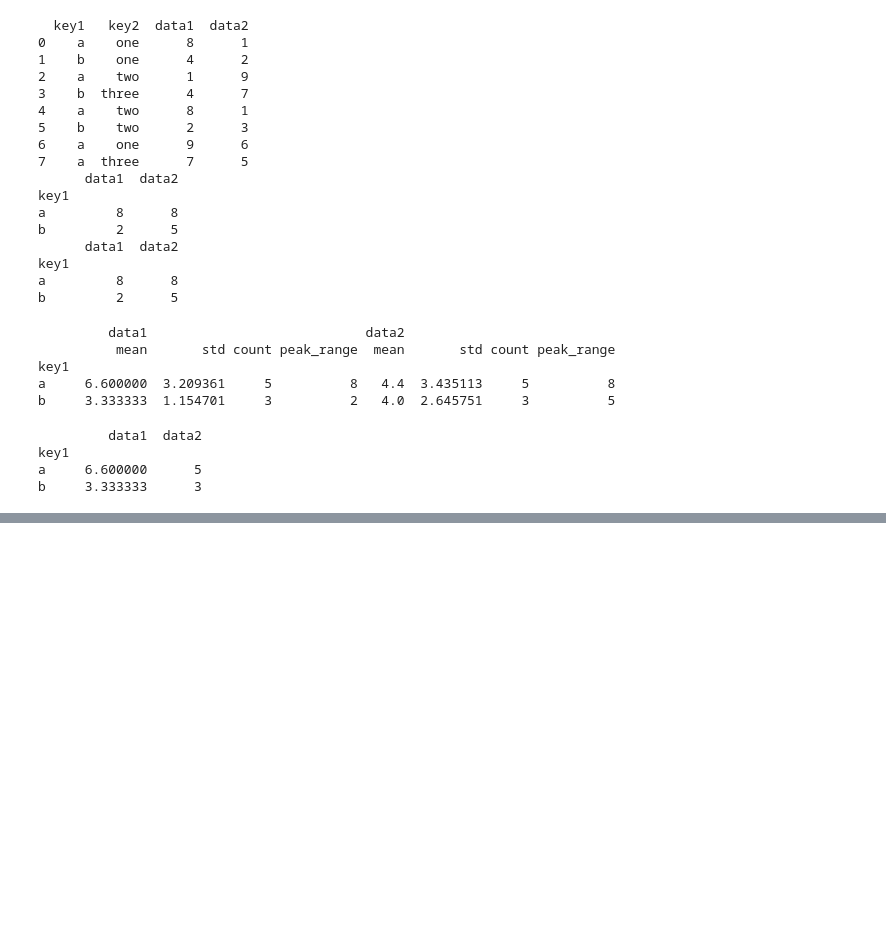
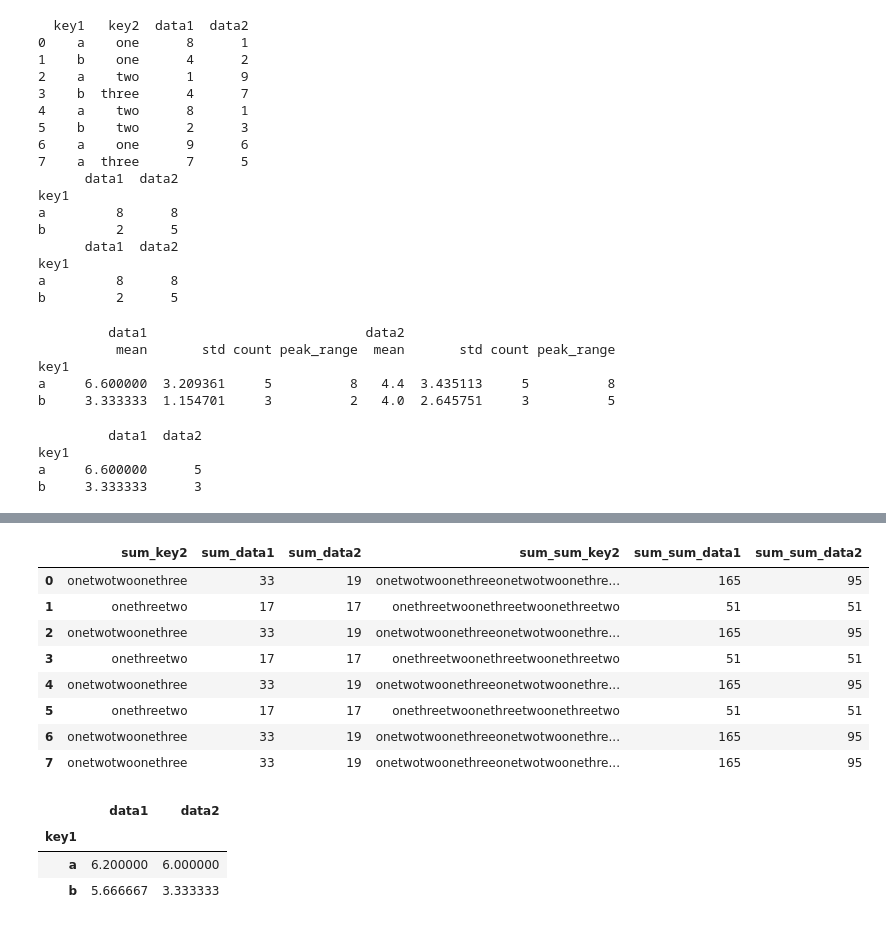
Before and after one commit to SJTU-wp/wangpan_python_primary, a Jupyter notebook: day55/pandas_practices.ipynb, the cells around one changed output, grey strips where cells are left out. Drawn from its saved outputs; the diff is of its cells as text; code cells hidden in the pictures; blank space fills up the shorter version.

```diff
--- a/day55/pandas_practices.ipynb
+++ b/day55/pandas_practices.ipynb
@@ -1033,0 +1260,23 @@ b     3.333333      3
+# %%
+# 方法2，使用transform：计算结果和原始数据的形状保持一致（主要是样本数一致，特征数不一定）
+k1_sum_tf = df_obj.groupby('key1').transform(np.sum).add_prefix('sum_')
+k1_sum_tf
+# df_obj[k1_sum_tf.columns] = k1_sum_tf
+# print(df_obj)
+# %% [output]
+|  | sum_key2 | sum_data1 | sum_data2 | sum_sum_key2 | sum_sum_data1 | sum_sum_data2 |
+| 0 | onetwotwoonethree | 33 | 19 | onetwotwoonethreeonetwotwoonethre... | 165 | 95 |
+| 1 | onethreetwo | 17 | 17 | onethreetwoonethreetwoonethreetwo | 51 | 51 |
+| 2 | onetwotwoonethree | 33 | 19 | onetwotwoonethreeonetwotwoonethre... | 165 | 95 |
+| 3 | onethreetwo | 17 | 17 | onethreetwoonethreetwoonethreetwo | 51 | 51 |
+| 4 | onetwotwoonethree | 33 | 19 | onetwotwoonethreeonetwotwoonethre... | 165 | 95 |
+| 5 | onethreetwo | 17 | 17 | onethreetwoonethreetwoonethreetwo | 51 | 51 |
+| 6 | onetwotwoonethree | 33 | 19 | onetwotwoonethreeonetwotwoonethre... | 165 | 95 |
+| 7 | onetwotwoonethree | 33 | 19 | onetwotwoonethreeonetwotwoonethre... | 165 | 95 |
+# %%
+df_obj.groupby('key1').mean()
+# %% [output]
+|  | data1 | data2 |
+| key1 |  |  |
+| a | 6.200000 | 6.000000 |
+| b | 5.666667 | 3.333333 |
```
Also changed, not shown: parts of 22 cells of this notebook, 6 other files.
